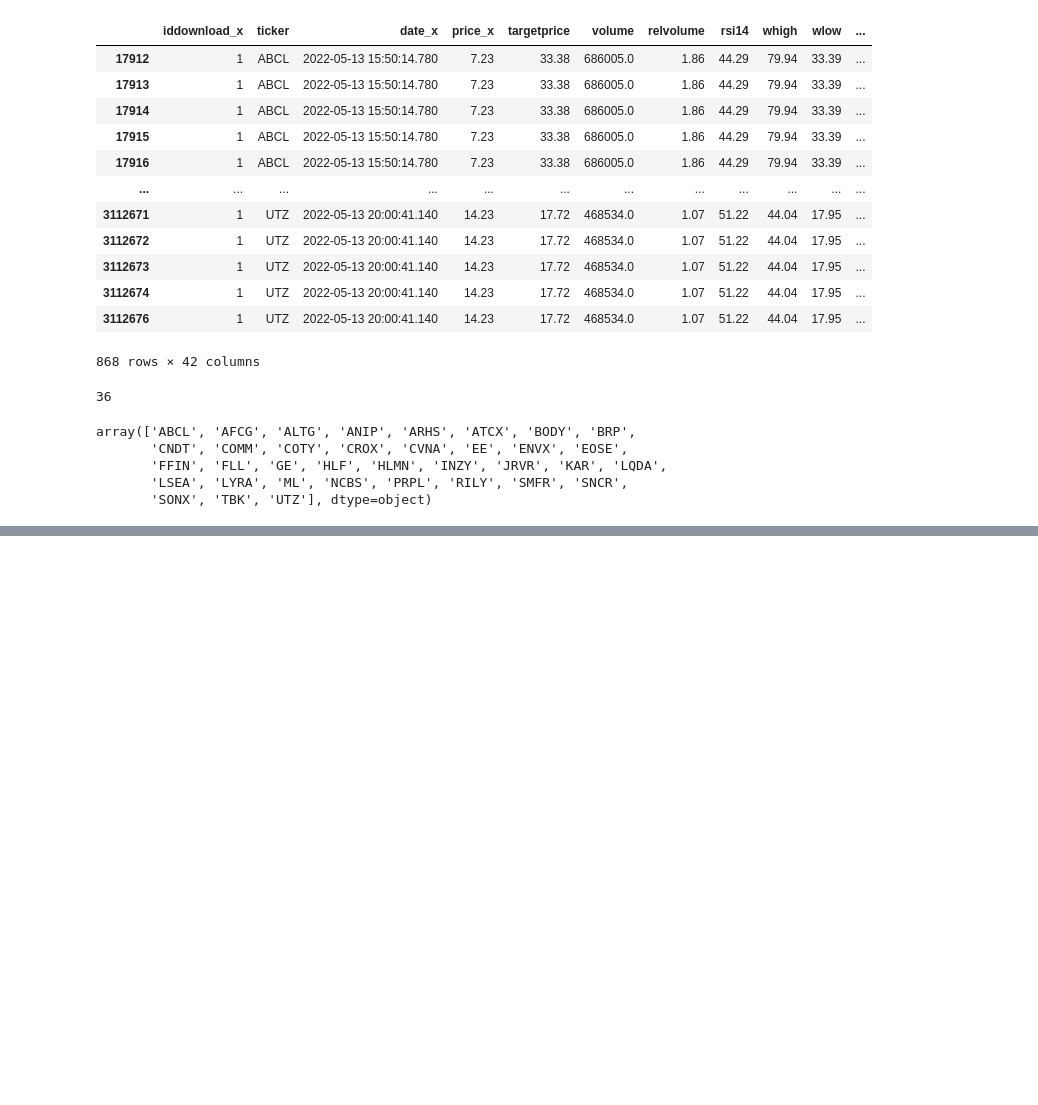
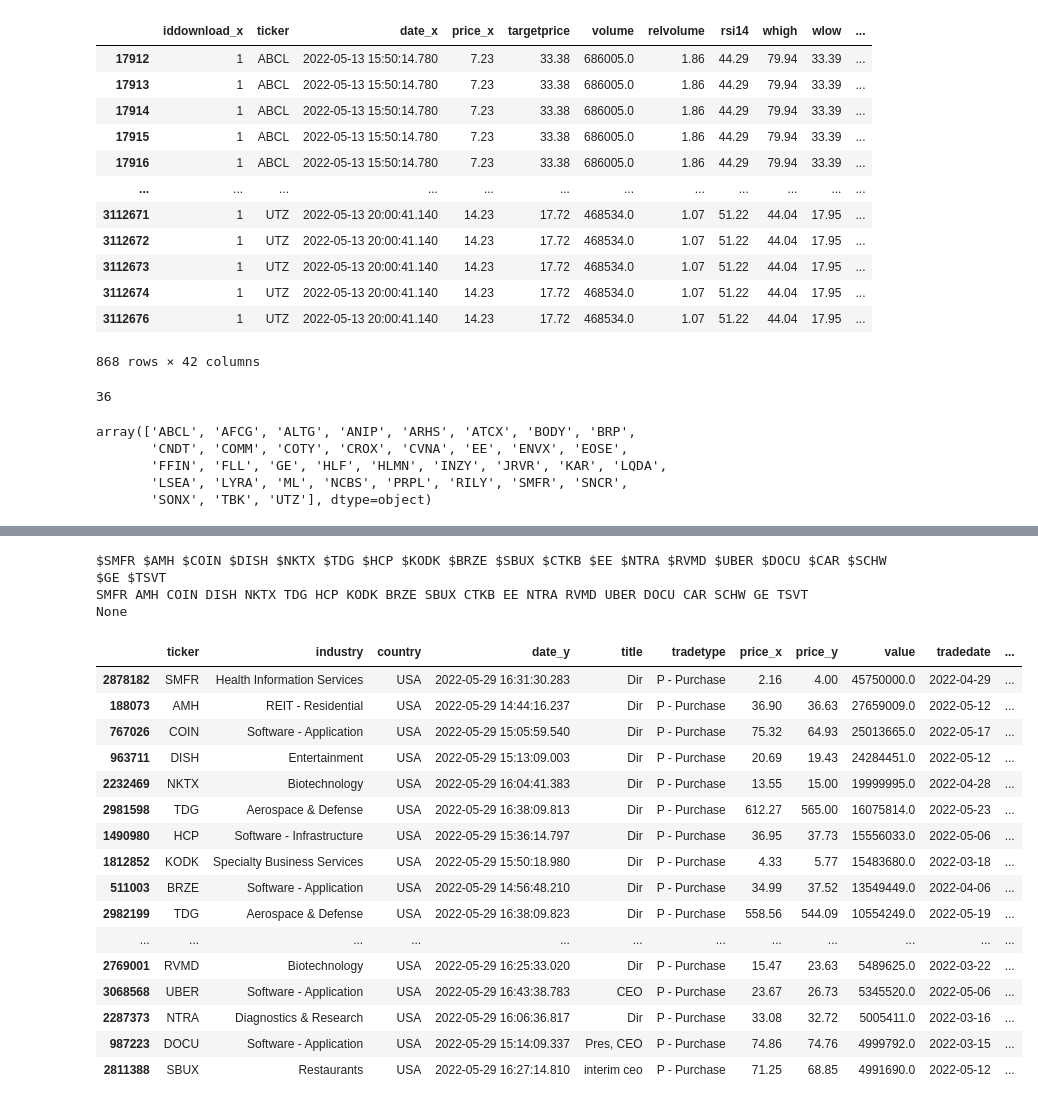
Before and after one commit to Teycir/NoteBookInsiders, a Jupyter notebook: Insider.ipynb, the cells around one changed output, grey strips where cells are left out. Drawn from its saved outputs; the diff is of its cells as text; code cells hidden in the pictures; blank space fills up the shorter version.

Commit message:
Oficer buys above current price

```diff
--- a/Insider.ipynb
+++ b/Insider.ipynb
@@ -740,0 +768,31 @@ None
+# %%
+def getAllTopOfficerPurchases(df,limit):
+    topOfficerPurchases = df[~df['title'].str.contains("10%")]
+    topOfficerPurchases = topOfficerPurchases[~topOfficerPurchases['title'].str.contains("See")]
+    topOfficerPurchasesShort= topOfficerPurchases[['ticker','industry','country','date_y','title', 'tradetype','price_x','price_y','value','tradedate','insidername']]
+    topOfficerPurchasesShortSorted = topOfficerPurchasesShort.sort_values(['value'], ascending=[False])
+    print(getTickers2formats(topOfficerPurchasesShortSorted,limit))
+    return topOfficerPurchasesShortSorted.head(limit)
+# %%
+getAllTopOfficerPurchases(toprecentPurchasesSortedUniquesKept10000,20)
+# %% [output]
+$SMFR $AMH $COIN $DISH $NKTX $TDG $HCP $KODK $BRZE $SBUX $CTKB $EE $NTRA $RVMD $UBER $DOCU $CAR $SCHW $GE $TSVT
+SMFR AMH COIN DISH NKTX TDG HCP KODK BRZE SBUX CTKB EE NTRA RVMD UBER DOCU CAR SCHW GE TSVT
+None
+|  | ticker | industry | country | date_y | title | tradetype | price_x | price_y | value | tradedate | ... |
+| 2878182 | SMFR | Health Information Services | USA | 2022-05-29 16:31:30.283 | Dir | P - Purchase | 2.16 | 4.00 | 45750000.0 | 2022-04-29 | ... |
+| 188073 | AMH | REIT - Residential | USA | 2022-05-29 14:44:16.237 | Dir | P - Purchase | 36.90 | 36.63 | 27659009.0 | 2022-05-12 | ... |
+| 767026 | COIN | Software - Application | USA | 2022-05-29 15:05:59.540 | Dir | P - Purchase | 75.32 | 64.93 | 25013665.0 | 2022-05-17 | ... |
+| 963711 | DISH | Entertainment | USA | 2022-05-29 15:13:09.003 | Dir | P - Purchase | 20.69 | 19.43 | 24284451.0 | 2022-05-12 | ... |
+| 2232469 | NKTX | Biotechnology | USA | 2022-05-29 16:04:41.383 | Dir | P - Purchase | 13.55 | 15.00 | 19999995.0 | 2022-04-28 | ... |
+| 2981598 | TDG | Aerospace & Defense | USA | 2022-05-29 16:38:09.813 | Dir | P - Purchase | 612.27 | 565.00 | 16075814.0 | 2022-05-23 | ... |
+| 1490980 | HCP | Software - Infrastructure | USA | 2022-05-29 15:36:14.797 | Dir | P - Purchase | 36.95 | 37.73 | 15556033.0 | 2022-05-06 | ... |
+| 1812852 | KODK | Specialty Business Services | USA | 2022-05-29 15:50:18.980 | Dir | P - Purchase | 4.33 | 5.77 | 15483680.0 | 2022-03-18 | ... |
+| 511003 | BRZE | Software - Application | USA | 2022-05-29 14:56:48.210 | Dir | P - Purchase | 34.99 | 37.52 | 13549449.0 | 2022-04-06 | ... |
+| 2982199 | TDG | Aerospace & Defense | USA | 2022-05-29 16:38:09.823 | Dir | P - Purchase | 558.56 | 544.09 | 10554249.0 | 2022-05-19 | ... |
+| ... | ... | ... | ... | ... | ... | ... | ... | ... | ... | ... | ... |
+| 2769001 | RVMD | Biotechnology | USA | 2022-05-29 16:25:33.020 | Dir | P - Purchase | 15.47 | 23.63 | 5489625.0 | 2022-03-22 | ... |
+| 3068568 | UBER | Software - Application | USA | 2022-05-29 16:43:38.783 | CEO | P - Purchase | 23.67 | 26.73 | 5345520.0 | 2022-05-06 | ... |
+| 2287373 | NTRA | Diagnostics & Research | USA | 2022-05-29 16:06:36.817 | Dir | P - Purchase | 33.08 | 32.72 | 5005411.0 | 2022-03-16 | ... |
+| 987223 | DOCU | Software - Application | USA | 2022-05-29 15:14:09.337 | Pres, CEO | P - Purchase | 74.86 | 74.76 | 4999792.0 | 2022-03-15 | ... |
+| 2811388 | SBUX | Restaurants | USA | 2022-05-29 16:27:14.810 | interim ceo | P - Purchase | 71.25 | 68.85 | 4991690.0 | 2022-05-12 | ... |
```
Also changed, not shown: parts of 67 cells of this notebook.
